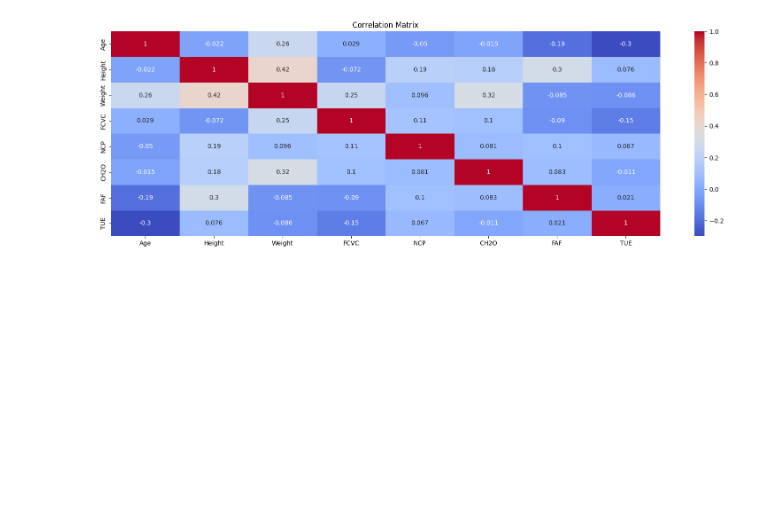
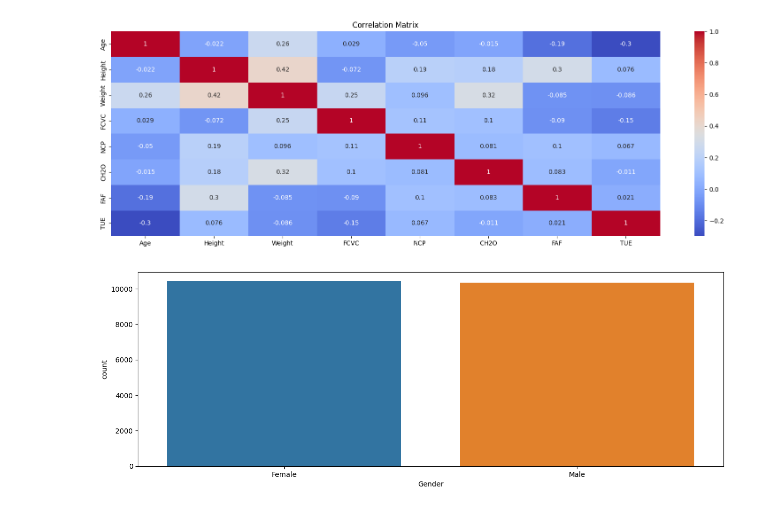
Before and after one commit to aakashsyadav1999/Multi-Class-Prediction-of-Obesity-Risk, a Jupyter notebook: multi_class.ipynb, the cells around one changed output. Saved outputs shown, nothing was run; the diff lists cells and outputs as text; code cells hidden in the pictures; blank space fills up the shorter version.

```diff
--- a/multi_class.ipynb
+++ b/multi_class.ipynb
@@ -148,3 +148,14 @@ plt.show()
 <Figure size 2000x600 with 0 Axes>
 [figure]
 [figure]
+# %%
+#plot univariate columns
+
+def count_plot(df,columnname):
+    figure = plt.subplots(figsize=(15,5))
+    sns.countplot(data=df,x=df[columnname],order=df[columnname].value_counts().index[:20])
+    plt.xlabel(columnname)
+    plt.tight_layout()
+count_plot(df,'Gender')
+# %% [output]
+[figure, added]
```
Also changed, not shown: parts of 5 cells of this notebook.
